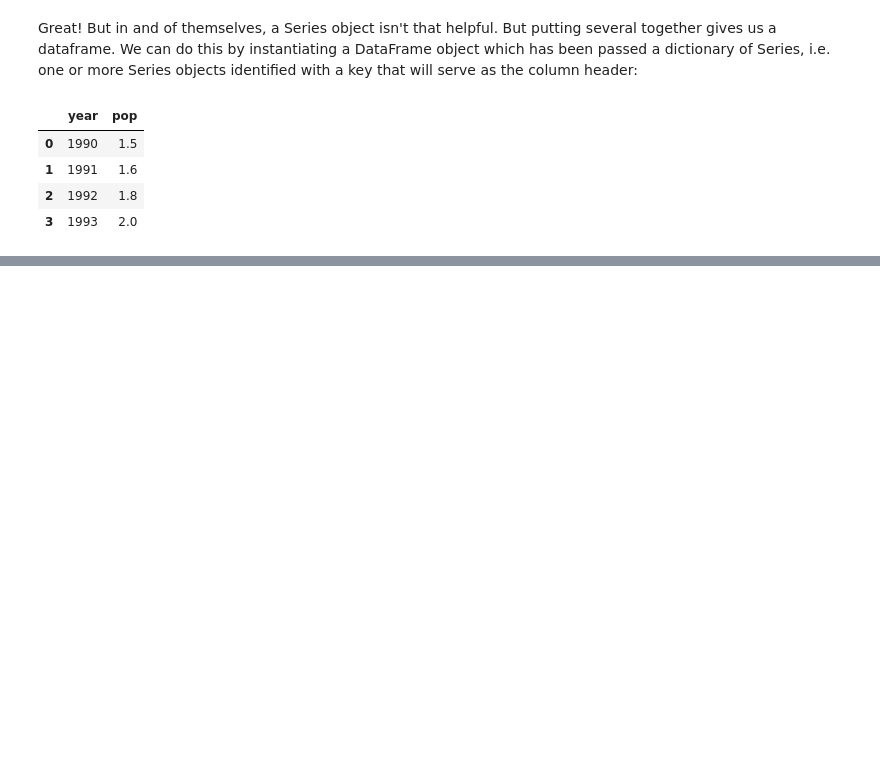
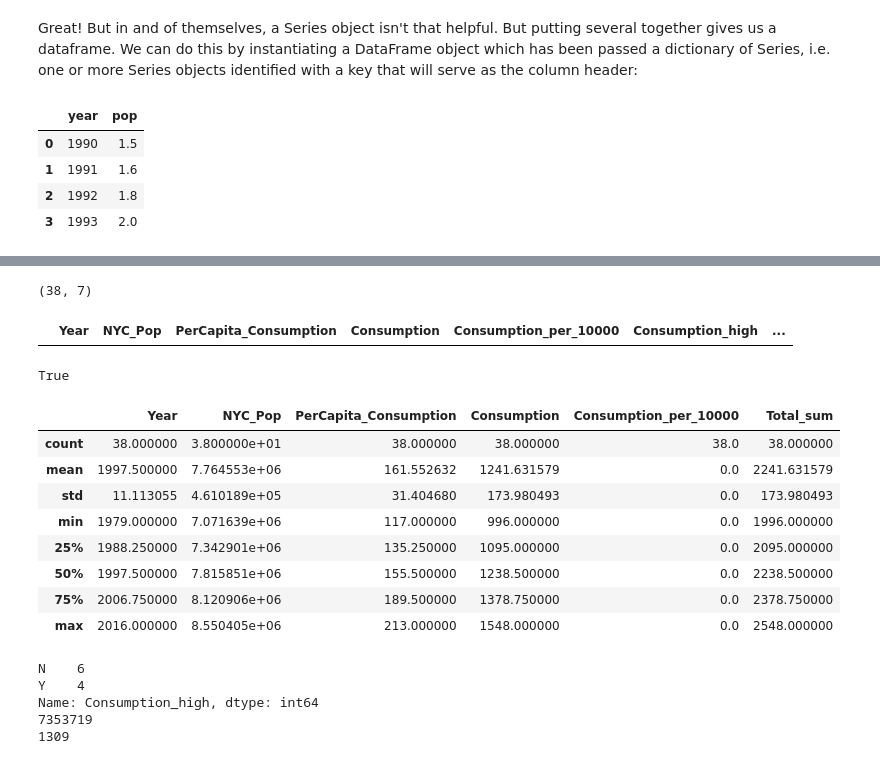
Before and after one commit to NYU-DataServices/startingpandas, a Jupyter notebook: session-notebook-complete.ipynb, the cells around one changed output, grey strips where cells are left out. Cells and saved outputs as stored; diff of their text form; code cells hidden in the pictures; blank space fills up the shorter version.

```diff
--- a/session-notebook-complete.ipynb
+++ b/session-notebook-complete.ipynb
@@ -212,0 +505,6 @@ dtype: float64
+# %%
+# We can also do quick calculated values across all rows and set the results on a new column
+
+df_from_csv["Consumption_per_10000"] = df_from_csv.Consumption / 10000
+
+df_from_csv.head(5)
@@ -212,0 +667,46 @@ dtype: float64
+# %%
+# Check its size. This dataframe has 38 rows and 7 columns
+
+df_from_csv.shape
+# %% [output]
+(38, 7)
+# %%
+# Check for nulls; in this case, nulls in any row, any column.
+
+df_from_csv[df_from_csv.isnull().any(axis=1)]
+# %% [output]
+|  | Year | NYC_Pop | PerCapita_Consumption | Consumption | Consumption_per_10000 | Consumption_high | ... |
+# %%
+# Check if any given column is unique
+
+df_from_csv.Year.is_unique
+# %% [output]
+True
+# %%
+# Summary statistics
+
+df_from_csv.describe()
+# %% [output]
+|  | Year | NYC_Pop | PerCapita_Consumption | Consumption | Consumption_per_10000 | Total_sum |
+| count | 38.000000 | 3.800000e+01 | 38.000000 | 38.000000 | 38.0 | 38.000000 |
+| mean | 1997.500000 | 7.764553e+06 | 161.552632 | 1241.631579 | 0.0 | 2241.631579 |
+| std | 11.113055 | 4.610189e+05 | 31.404680 | 173.980493 | 0.0 | 173.980493 |
+| min | 1979.000000 | 7.071639e+06 | 117.000000 | 996.000000 | 0.0 | 1996.000000 |
+| 25% | 1988.250000 | 7.342901e+06 | 135.250000 | 1095.000000 | 0.0 | 2095.000000 |
+| 50% | 1997.500000 | 7.815851e+06 | 155.500000 | 1238.500000 | 0.0 | 2238.500000 |
+| 75% | 2006.750000 | 8.120906e+06 | 189.500000 | 1378.750000 | 0.0 | 2378.750000 |
+| max | 2016.000000 | 8.550405e+06 | 213.000000 | 1548.000000 | 0.0 | 2548.000000 |
+# %%
+# Single column max, min, value counts
+
+print(nyc_water_consumption.Consumption_high.value_counts())
+
+print(nyc_water_consumption.NYC_Pop.max())
+
+print(nyc_water_consumption.Consumption.min())
+# %% [output]
+N    6
+Y    4
+Name: Consumption_high, dtype: int64
+7353719
+1309
```
Also changed, not shown: parts of 55 cells of this notebook.
